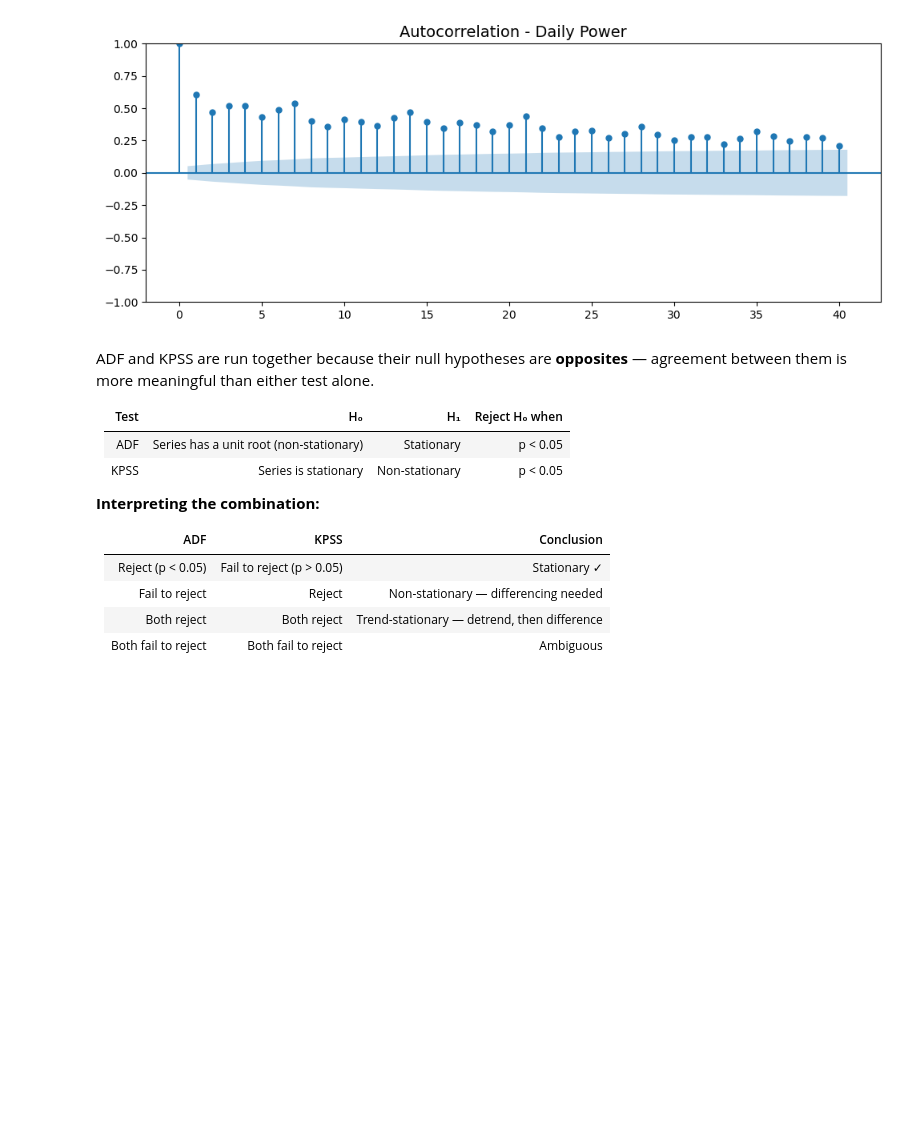
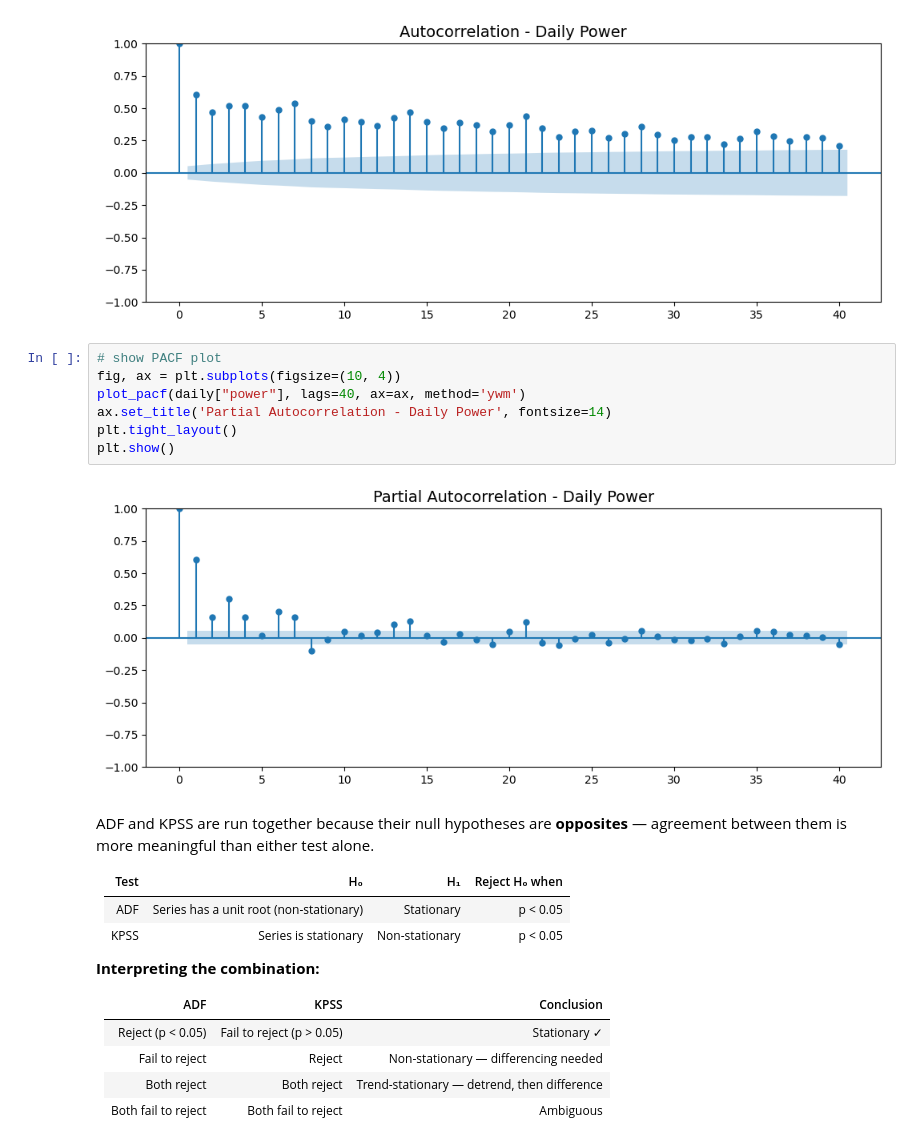
Before and after one commit to brody-rm/household-power, a Jupyter notebook: notebooks/01_eda.ipynb, the cells around one changed output. Drawn from its saved outputs; the diff is of its cells as text; blank space fills up the shorter version.

```diff
--- a/notebooks/01_eda.ipynb
+++ b/notebooks/01_eda.ipynb
@@ -187,6 +187,15 @@ plt.tight_layout()
 plt.show()
 # %% [output]
 [figure]
+# %%
+# show PACF plot
+fig, ax = plt.subplots(figsize=(10, 4))
+plot_pacf(daily["power"], lags=40, ax=ax, method='ywm')
+ax.set_title('Partial Autocorrelation - Daily Power', fontsize=14)
+plt.tight_layout()
+plt.show()
+# %% [output]
+[figure, added]
 # %% [markdown]
 
 ADF and KPSS are run together because their null hypotheses are **opposites** — agreement between them is more meaningful than either test alone.
```
Also changed, not shown: parts of 1 cell of this notebook, 7 other files.
